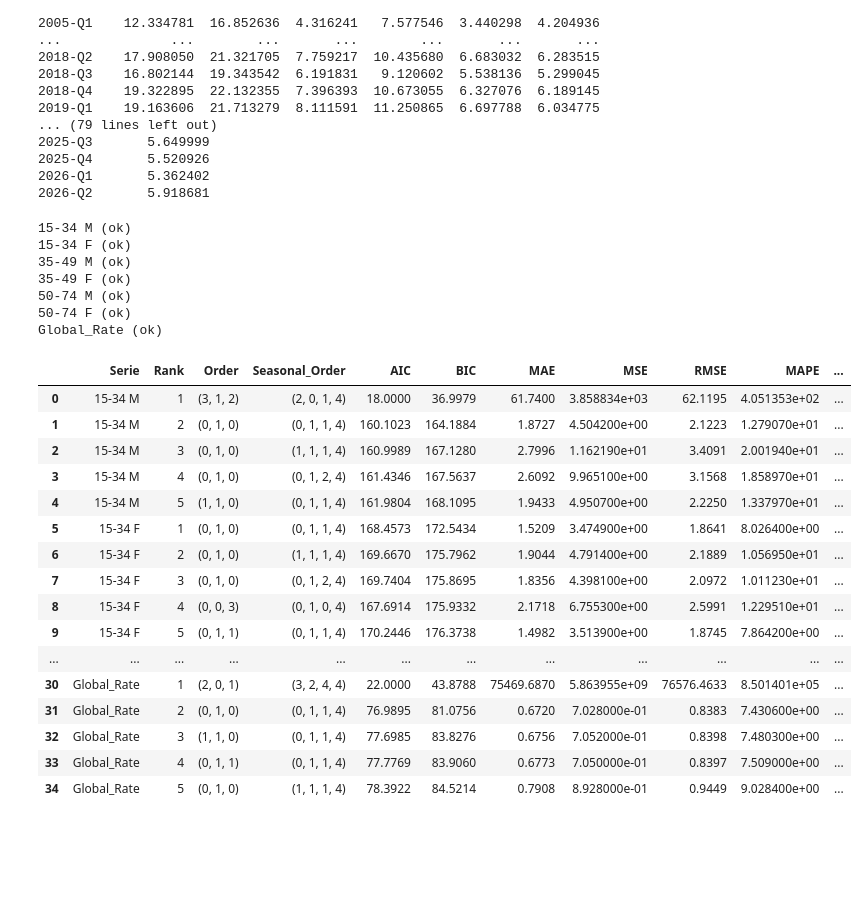
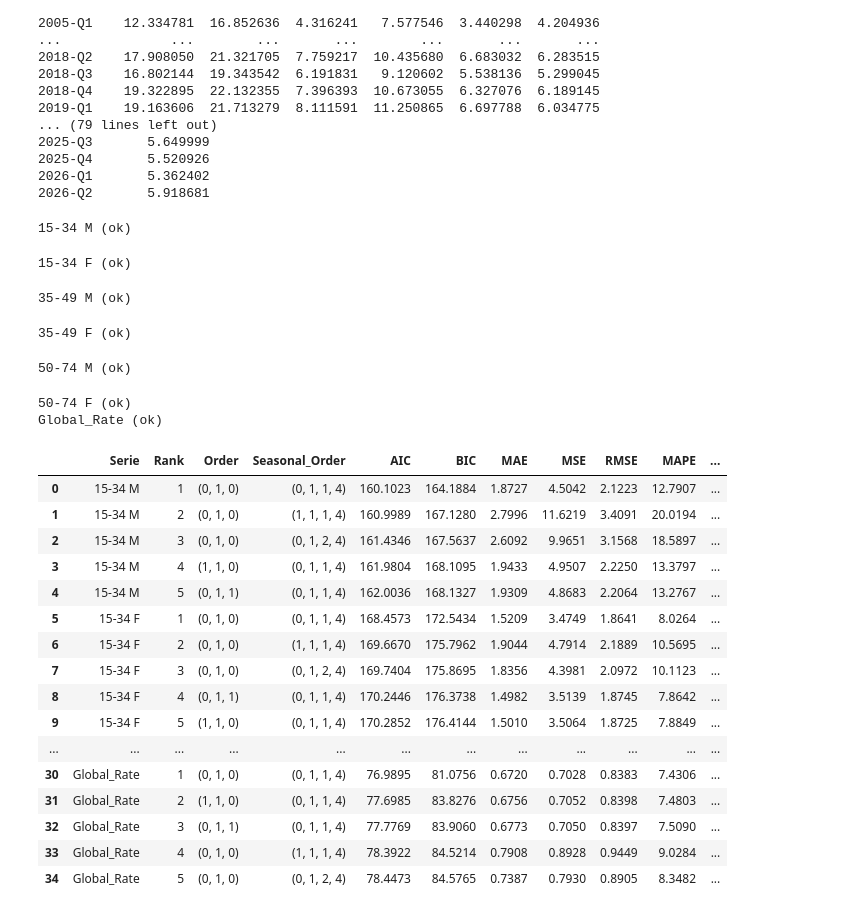
Before and after one commit to elkasegura/HYBRID_SARIMA, a Jupyter notebook: SARIMA.ipynb, the cells around one changed output. Saved outputs shown, nothing was run; the diff lists cells and outputs as text; code cells hidden in the pictures; blank space fills up the shorter version.

```diff
--- a/SARIMA.ipynb
+++ b/SARIMA.ipynb
@@ -86,7 +86,7 @@ from statsmodels.stats.diagnostic import acorr_ljungbox, het_arch
 from statsmodels.stats.stattools import jarque_bera
 from sklearn.metrics import mean_absolute_error,mean_squared_error,r2_score
 
-pq=list(itertools.product(range(5),repeat=2))
+pq=list(itertools.product(range(3),repeat=2))
 d=range(3)
 pdq=[(p,d_val,q) for (p,q) in pq for d_val in d]
 seasonal_pdq=[(P,D,Q,4) for P,D,Q in pdq]
@@ -121,56 +121,56 @@ for col in train.columns:
             mse=mean_squared_error(real,pred)
             mask=real!=0
             mape=np.mean(np.abs((real[mask]-pred[mask])/real[mask]))*100 if mask.any() else np.nan
             scale=np.mean(np.abs(values[4:]-values[:-4])) if len(values)>4 else np.nan
             sarima_models[col].append(model)
             lb_test=acorr_ljungbox(model.resid,return_df=True)
             lb_pvalue=lb_test["lb_pvalue"].values[-1] if not lb_test.empty else np.nan
             jb_test=jarque_bera(model.resid)
             jb_pvalue=jb_test[1] if jb_test is not None else np.nan
             hetero_test=het_arch(model.resid)
             hetero_pvalue=hetero_test[1] if hetero_test is not None else np.nan
             results.append({
-                "Ljung-Box (p-value)": lb_pvalue,
-                "Jarque-Bera (p-value)": jb_pvalue,
-                "Heteroscedasticity (p-value)": hetero_pvalue,
                 "Serie":col,"Rank":len(sarima_models[col]),
                 "Order":model.model.order,"Seasonal_Order":model.model.seasonal_order,
                 "AIC":model.aic,"BIC":bic,"MAE":mae,
                 "MSE":mse,"RMSE":np.sqrt(mse),"MAPE":mape,
                 "MASE":mae/scale if np.isfinite(scale) and scale>0 else np.nan,
                 "RMSEE":np.sqrt(np.mean((values-fitted)**2)),
-                "R2":r2_score(real,pred) if len(real)>1 else np.nan
+                "R2":r2_score(real,pred) if len(real)>1 else np.nan,
+                "Ljung-Box (p-value)": lb_pvalue,
+                "Jarque-Bera (p-value)": jb_pvalue,
+                "Heteroscedasticity (p-value)": hetero_pvalue
             })
         except (ValueError,FloatingPointError,OverflowError):
             continue
     print(f"{col} (ok)")
 
 top5_sarima=pd.DataFrame(results).round(4)
 (BASE/"results").mkdir(parents=True,exist_ok=True)
 top5_sarima.to_csv(BASE/"results"/"top5_sarima.csv",index=False)
 display(top5_sarima)
 # %% [output]
 15-34 M (ok)
-15-34 F (ok)
-35-49 M (ok)
-35-49 F (ok)
-50-74 M (ok)
-50-74 F (ok)
-Global_Rate (ok)
+15-34 F (ok)
+35-49 M (ok)
+35-49 F (ok)
+50-74 M (ok)
+50-74 F (ok)
+Global_Rate (ok)
 |  | Serie | Rank | Order | Seasonal_Order | AIC | BIC | MAE | MSE | RMSE | MAPE | ... |
-| 0 | 15-34 M | 1 | (3, 1, 2) | (2, 0, 1, 4) | 18.0000 | 36.9979 | 61.7400 | 3.858834e+03 | 62.1195 | 4.051353e+02 | ... |
-| 1 | 15-34 M | 2 | (0, 1, 0) | (0, 1, 1, 4) | 160.1023 | 164.1884 | 1.8727 | 4.504200e+00 | 2.1223 | 1.279070e+01 | ... |
-| 2 | 15-34 M | 3 | (0, 1, 0) | (1, 1, 1, 4) | 160.9989 | 167.1280 | 2.7996 | 1.162190e+01 | 3.4091 | 2.001940e+01 | ... |
-| 3 | 15-34 M | 4 | (0, 1, 0) | (0, 1, 2, 4) | 161.4346 | 167.5637 | 2.6092 | 9.965100e+00 | 3.1568 | 1.858970e+01 | ... |
-| 4 | 15-34 M | 5 | (1, 1, 0) | (0, 1, 1, 4) | 161.9804 | 168.1095 | 1.9433 | 4.950700e+00 | 2.2250 | 1.337970e+01 | ... |
-| 5 | 15-34 F | 1 | (0, 1, 0) | (0, 1, 1, 4) | 168.4573 | 172.5434 | 1.5209 | 3.474900e+00 | 1.8641 | 8.026400e+00 | ... |
-| 6 | 15-34 F | 2 | (0, 1, 0) | (1, 1, 1, 4) | 169.6670 | 175.7962 | 1.9044 | 4.791400e+00 | 2.1889 | 1.056950e+01 | ... |
-| 7 | 15-34 F | 3 | (0, 1, 0) | (0, 1, 2, 4) | 169.7404 | 175.8695 | 1.8356 | 4.398100e+00 | 2.0972 | 1.011230e+01 | ... |
-| 8 | 15-34 F | 4 | (0, 0, 3) | (0, 1, 0, 4) | 167.6914 | 175.9332 | 2.1718 | 6.755300e+00 | 2.5991 | 1.229510e+01 | ... |
-| 9 | 15-34 F | 5 | (0, 1, 1) | (0, 1, 1, 4) | 170.2446 | 176.3738 | 1.4982 | 3.513900e+00 | 1.8745 | 7.864200e+00 | ... |
+| 0 | 15-34 M | 1 | (0, 1, 0) | (0, 1, 1, 4) | 160.1023 | 164.1884 | 1.8727 | 4.5042 | 2.1223 | 12.7907 | ... |
+| 1 | 15-34 M | 2 | (0, 1, 0) | (1, 1, 1, 4) | 160.9989 | 167.1280 | 2.7996 | 11.6219 | 3.4091 | 20.0194 | ... |
+| 2 | 15-34 M | 3 | (0, 1, 0) | (0, 1, 2, 4) | 161.4346 | 167.5637 | 2.6092 | 9.9651 | 3.1568 | 18.5897 | ... |
+| 3 | 15-34 M | 4 | (1, 1, 0) | (0, 1, 1, 4) | 161.9804 | 168.1095 | 1.9433 | 4.9507 | 2.2250 | 13.3797 | ... |
+| 4 | 15-34 M | 5 | (0, 1, 1) | (0, 1, 1, 4) | 162.0036 | 168.1327 | 1.9309 | 4.8683 | 2.2064 | 13.2767 | ... |
+| 5 | 15-34 F | 1 | (0, 1, 0) | (0, 1, 1, 4) | 168.4573 | 172.5434 | 1.5209 | 3.4749 | 1.8641 | 8.0264 | ... |
+| 6 | 15-34 F | 2 | (0, 1, 0) | (1, 1, 1, 4) | 169.6670 | 175.7962 | 1.9044 | 4.7914 | 2.1889 | 10.5695 | ... |
+| 7 | 15-34 F | 3 | (0, 1, 0) | (0, 1, 2, 4) | 169.7404 | 175.8695 | 1.8356 | 4.3981 | 2.0972 | 10.1123 | ... |
+| 8 | 15-34 F | 4 | (0, 1, 1) | (0, 1, 1, 4) | 170.2446 | 176.3738 | 1.4982 | 3.5139 | 1.8745 | 7.8642 | ... |
+| 9 | 15-34 F | 5 | (1, 1, 0) | (0, 1, 1, 4) | 170.2852 | 176.4144 | 1.5010 | 3.5064 | 1.8725 | 7.8849 | ... |
 | ... | ... | ... | ... | ... | ... | ... | ... | ... | ... | ... | ... |
-| 30 | Global_Rate | 1 | (2, 0, 1) | (3, 2, 4, 4) | 22.0000 | 43.8788 | 75469.6870 | 5.863955e+09 | 76576.4633 | 8.501401e+05 | ... |
-| 31 | Global_Rate | 2 | (0, 1, 0) | (0, 1, 1, 4) | 76.9895 | 81.0756 | 0.6720 | 7.028000e-01 | 0.8383 | 7.430600e+00 | ... |
-| 32 | Global_Rate | 3 | (1, 1, 0) | (0, 1, 1, 4) | 77.6985 | 83.8276 | 0.6756 | 7.052000e-01 | 0.8398 | 7.480300e+00 | ... |
-| 33 | Global_Rate | 4 | (0, 1, 1) | (0, 1, 1, 4) | 77.7769 | 83.9060 | 0.6773 | 7.050000e-01 | 0.8397 | 7.509000e+00 | ... |
-| 34 | Global_Rate | 5 | (0, 1, 0) | (1, 1, 1, 4) | 78.3922 | 84.5214 | 0.7908 | 8.928000e-01 | 0.9449 | 9.028400e+00 | ... |
+| 30 | Global_Rate | 1 | (0, 1, 0) | (0, 1, 1, 4) | 76.9895 | 81.0756 | 0.6720 | 0.7028 | 0.8383 | 7.4306 | ... |
+| 31 | Global_Rate | 2 | (1, 1, 0) | (0, 1, 1, 4) | 77.6985 | 83.8276 | 0.6756 | 0.7052 | 0.8398 | 7.4803 | ... |
+| 32 | Global_Rate | 3 | (0, 1, 1) | (0, 1, 1, 4) | 77.7769 | 83.9060 | 0.6773 | 0.7050 | 0.8397 | 7.5090 | ... |
+| 33 | Global_Rate | 4 | (0, 1, 0) | (1, 1, 1, 4) | 78.3922 | 84.5214 | 0.7908 | 0.8928 | 0.9449 | 9.0284 | ... |
+| 34 | Global_Rate | 5 | (0, 1, 0) | (0, 1, 2, 4) | 78.4473 | 84.5765 | 0.7387 | 0.7930 | 0.8905 | 8.3482 | ... |
```
Also changed, not shown: 2 other files.
